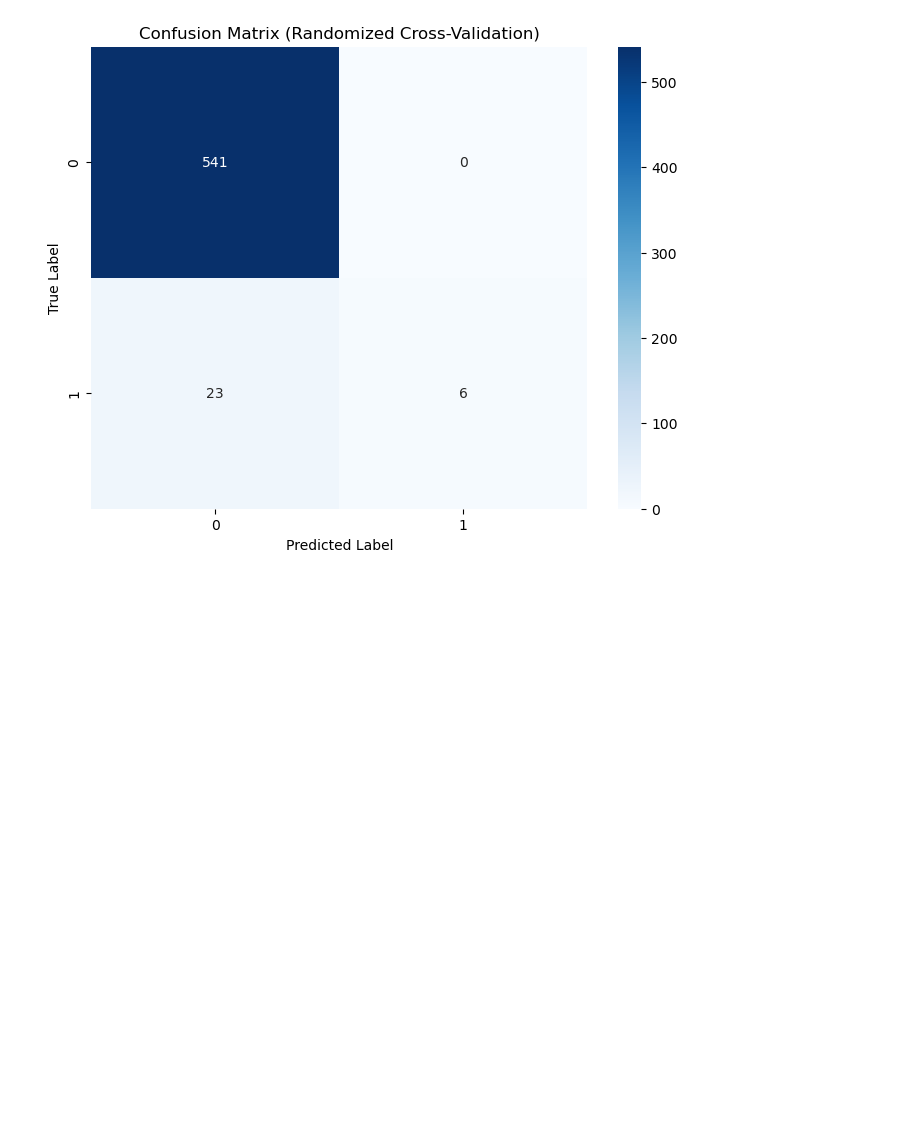
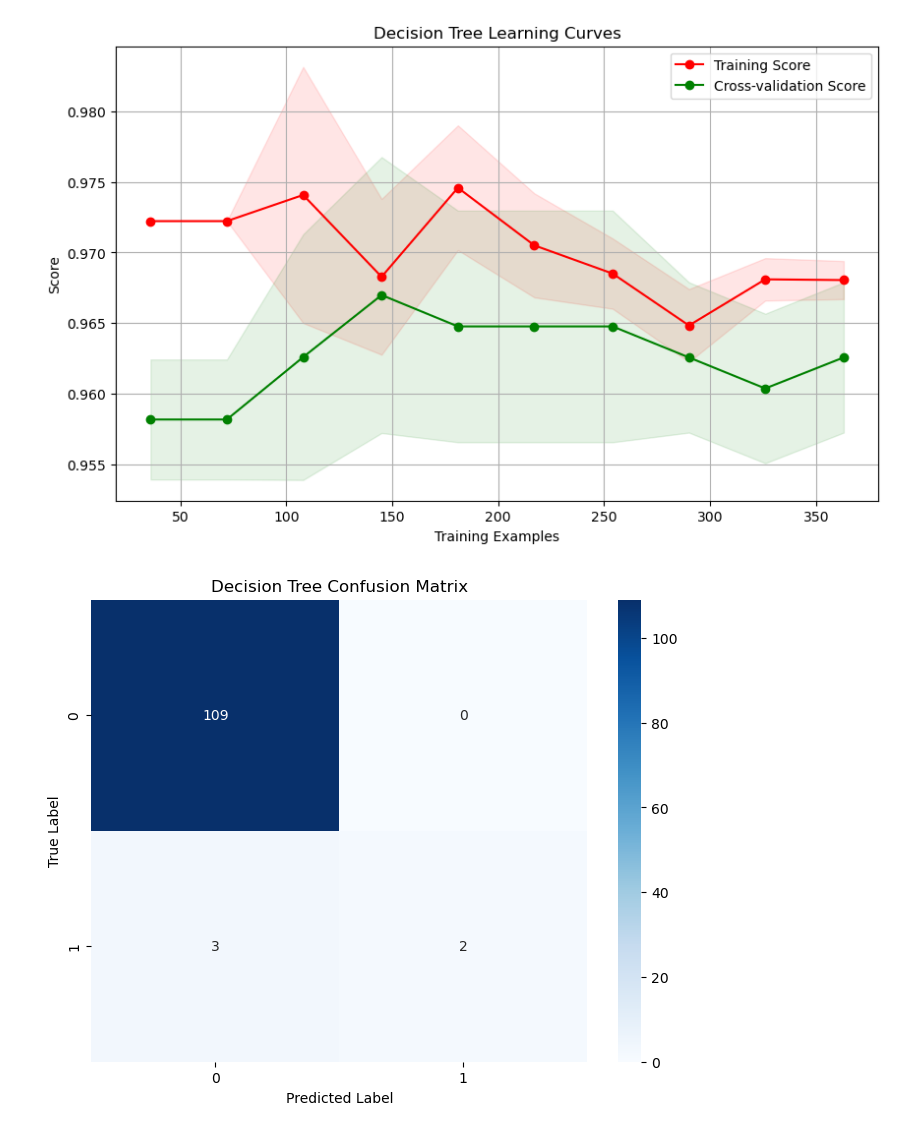
Before and after one commit to aniela2906/G, a Jupyter notebook: classifier_and_probability.ipynb, the cells around one changed output. Drawn from its saved outputs; the diff is of its cells as text; code cells hidden in the pictures; blank space fills up the shorter version.

```diff
--- a/classifier_and_probability.ipynb
+++ b/classifier_and_probability.ipynb
@@ -238,11 +319,12 @@ plt.show()
 # %%
+# decision tree
 import pandas as pd
 import numpy as np
-from sklearn.model_selection import learning_curve, ShuffleSplit
+from sklearn.model_selection import learning_curve, train_test_split
 from sklearn.preprocessing import StandardScaler
 from sklearn.pipeline import make_pipeline
-from sklearn.svm import SVC
-from sklearn.metrics import confusion_matrix
+from sklearn.tree import DecisionTreeClassifier
+from sklearn.metrics import confusion_matrix, classification_report
 import matplotlib.pyplot as plt
 import seaborn as sns
 
@@ -251,41 +333,62 @@ data = pd.read_csv('C:/Users/jkgas/OneDrive/Documents/GitHub/G/for_classifier.cs
 
 # Extract features and labels
 X = data[['color_score', 'symmetry_score', 'blue_white_score']].values
-y = data['diagnostic'].values  # Assuming 'biopsed' column contains the class labels (0 or 1)
+y = data['diagnostic'].values  # Assuming 'diagnostic' column contains the class labels (0 or 1)
 
-# Define the classifier pipeline (SVC)
-classifier = make_pipeline(StandardScaler(), SVC(probability=True))
+# Check class distribution
+class_distribution = data['diagnostic'].value_counts()
+print("Class Distribution:")
+print(class_distribution)
 
-# Initialize ShuffleSplit for random shuffling
-ss = ShuffleSplit(n_splits=5, test_size=0.2, random_state=np.random.randint(1000))
+# Split data into training and test sets
+X_train, X_test, y_train, y_test = train_test_split(X, y, test_size=0.2, random_state=42, stratify=y)
 
-# Initialize lists to store predictions and actual labels
-y_pred_cv = []
-y_true_cv = []
+# Define the classifier pipeline (Decision Tree)
+classifier = make_pipeline(StandardScaler(), DecisionTreeClassifier())
 
-# Perform cross-validation and collect predictions
-for train_index, test_index in ss.split(X):
-    X_train, X_test = X[train_index], X[test_index]
-    y_train, y_test = y[train_index], y[test_index]
+# Fit the classifier on the training data
+classifier.fit(X_train, y_train)
 
-    # Fit the classifier on the training data
-    classifier.fit(X_train, y_train)
+# Calculate learning curves
+train_sizes, train_scores, valid_scores = learning_curve(classifier, X_train, y_train, train_sizes=np.linspace(0.1, 1.0, 10), cv=5)
 
-    # Predict labels for the test data
-    y_pred_fold = classifier.predict(X_test)
+# Calculate mean and standard deviation of training and validation scores
+train_scores_mean = np.mean(train_scores, axis=1)
+train_scores_std = np.std(train_scores, axis=1)
+valid_scores_mean = np.mean(valid_scores, axis=1)
+valid_scores_std = np.std(valid_scores, axis=1)
 
-    # Collect predictions and true labels for evaluation
-    y_pred_cv.extend(y_pred_fold)
-    y_true_cv.extend(y_test)
+# Plot learning curves
+plt.figure(figsize=(10, 6))
+plt.title("Decision Tree Learning Curves")
+plt.xlabel("Training Examples")
+plt.ylabel("Score")
+
+plt.grid()
+plt.fill_between(train_sizes, train_scores_mean - train_scores_std, train_scores_mean + train_scores_std, alpha=0.1, color="r")
+plt.fill_between(train_sizes, valid_scores_mean - valid_scores_std, valid_scores_mean + valid_scores_std, alpha=0.1, color="g")
+plt.plot(train_sizes, train_scores_mean, 'o-', color="r", label="Training Score")
+plt.plot(train_sizes, valid_scores_mean, 'o-', color="g", label="Cross-validation Score")
+
+plt.legend(loc="best")
+
+# Generate predictions
+y_pred = classifier.predict(X_test)
 
 # Calculate confusion matrix
-cm = confusion_matrix(y_true_cv, y_pred_cv)
+cm = confusion_matrix(y_test, y_pred)
 
 # Plot confusion matrix using seaborn
 plt.figure(figsize=(8, 6))
 sns.heatmap(cm, annot=True, fmt='d', cmap='Blues')
-plt.title('Confusion Matrix (Randomized Cross-Validation)')
+plt.title('Decision Tree Confusion Matrix')
 plt.xlabel('Predicted Label')
 plt.ylabel('True Label')
+
+# Print classification report
+report = classification_report(y_test, y_pred)
+print("Classification Report:")
+print(report)
+
 plt.show()
 # %% [output]
@@ -292,2 +408,3 @@ plt.show()
-[figure, old version]
+[figure, new version]
+[figure, added]
 # %%
```
Also changed, not shown: parts of 16 cells of this notebook, 5 other files.
